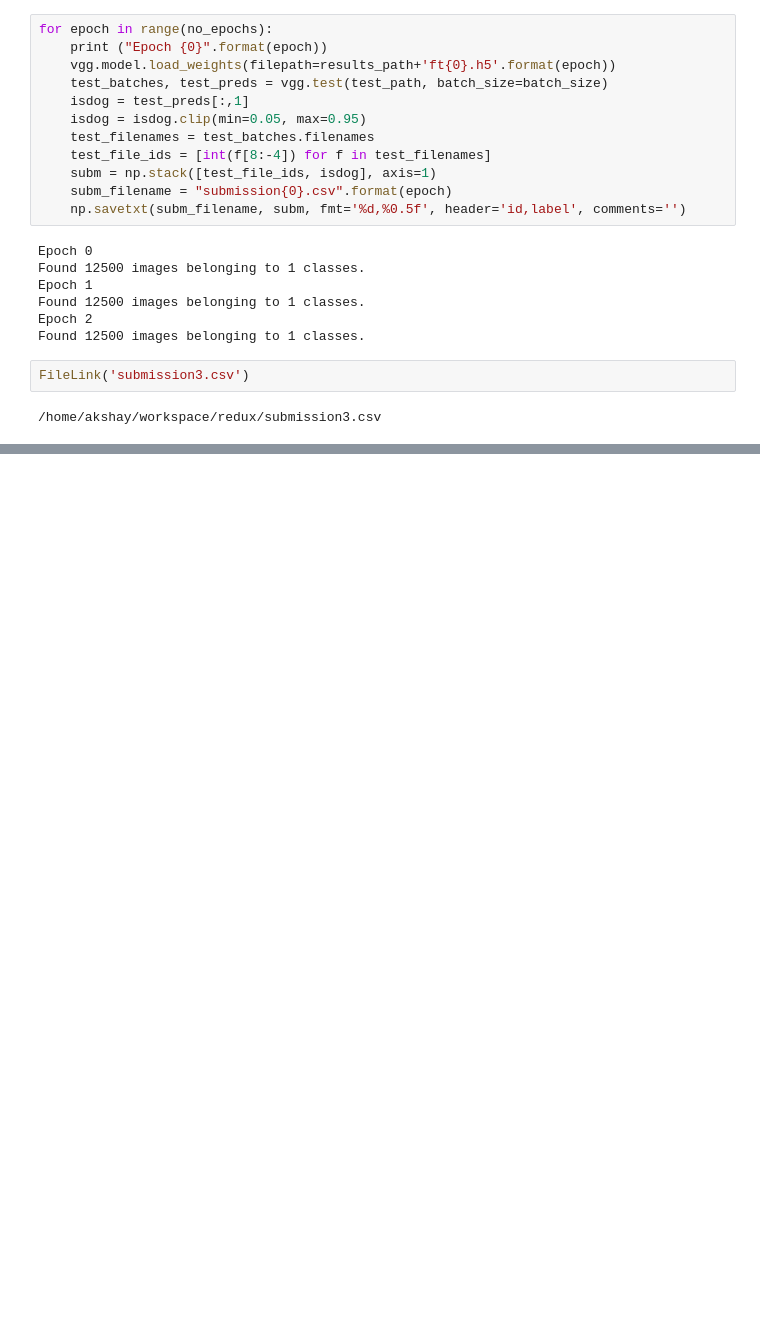
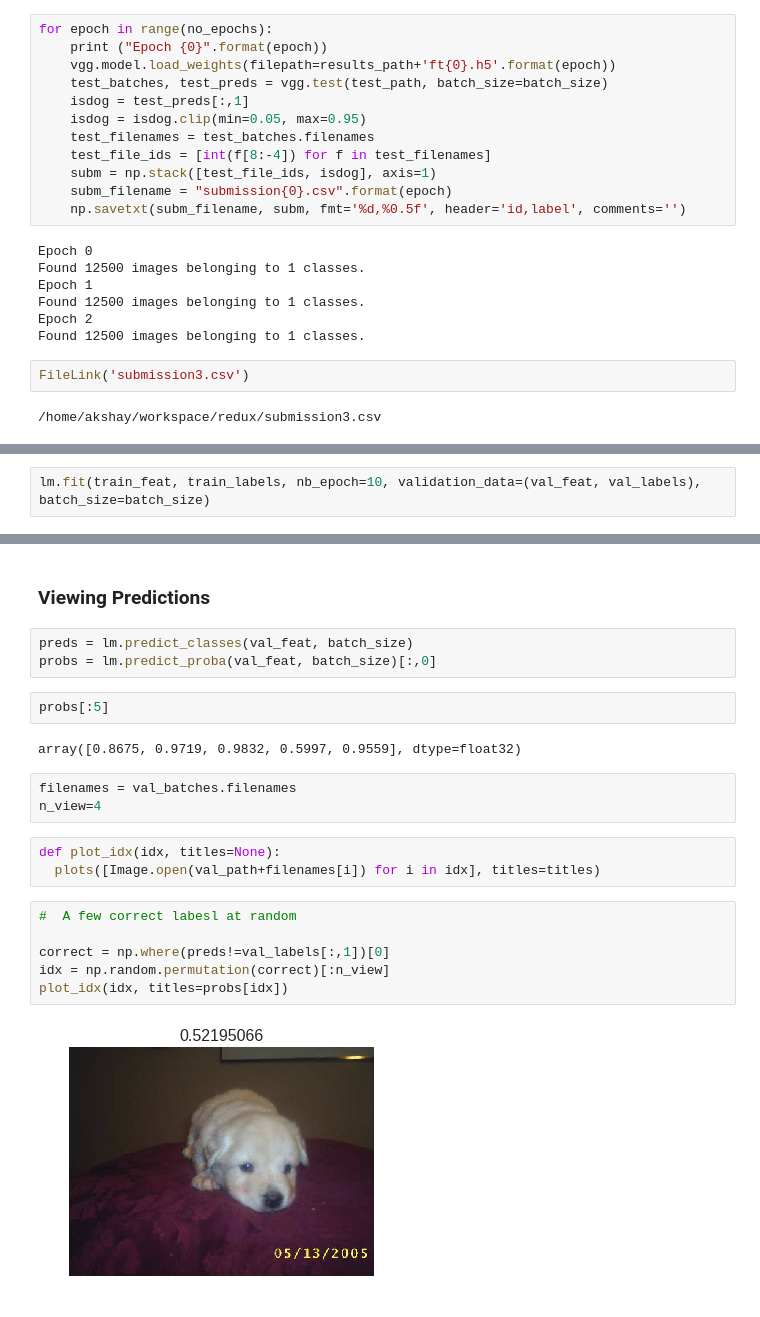
Before and after one commit to skakshay/Dogs-Cats-Redux, a Jupyter notebook: nb1.ipynb, the cells around one changed output, grey strips where cells are left out. Cells and saved outputs as stored; diff of their text form; blank space fills up the shorter version.

```diff
--- a/nb1.ipynb
+++ b/nb1.ipynb
@@ -229,0 +309,2 @@ FileLink('submission3.csv')
+# %%
+lm.fit(train_feat, train_labels, nb_epoch=10, validation_data=(val_feat, val_labels), batch_size=batch_size)
@@ -229,0 +342,23 @@ FileLink('submission3.csv')
+# %% [markdown]
+### Viewing Predictions
+# %%
+preds = lm.predict_classes(val_feat, batch_size)
+probs = lm.predict_proba(val_feat, batch_size)[:,0]
+# %%
+probs[:5]
+# %% [output]
+array([0.8675, 0.9719, 0.9832, 0.5997, 0.9559], dtype=float32)
+# %%
+filenames = val_batches.filenames
+n_view=4
+# %%
+def plot_idx(idx, titles=None):
+  plots([Image.open(val_path+filenames[i]) for i in idx], titles=titles)
+# %%
+#  A few correct labesl at random
+
+correct = np.where(preds!=val_labels[:,1])[0]
+idx = np.random.permutation(correct)[:n_view]
+plot_idx(idx, titles=probs[idx])
+# %% [output]
+[figure, added]
```
Also changed, not shown: parts of 19 cells of this notebook.
